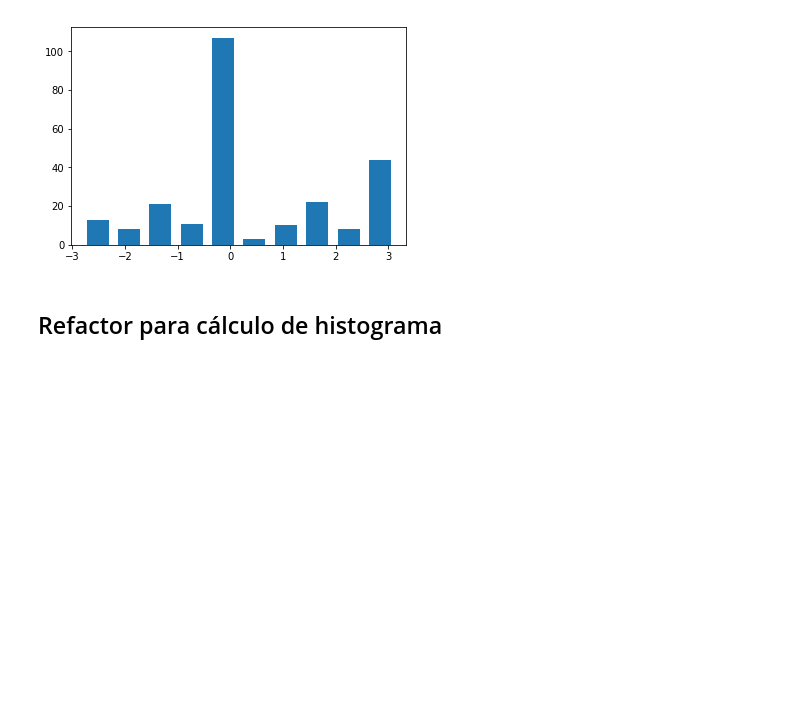
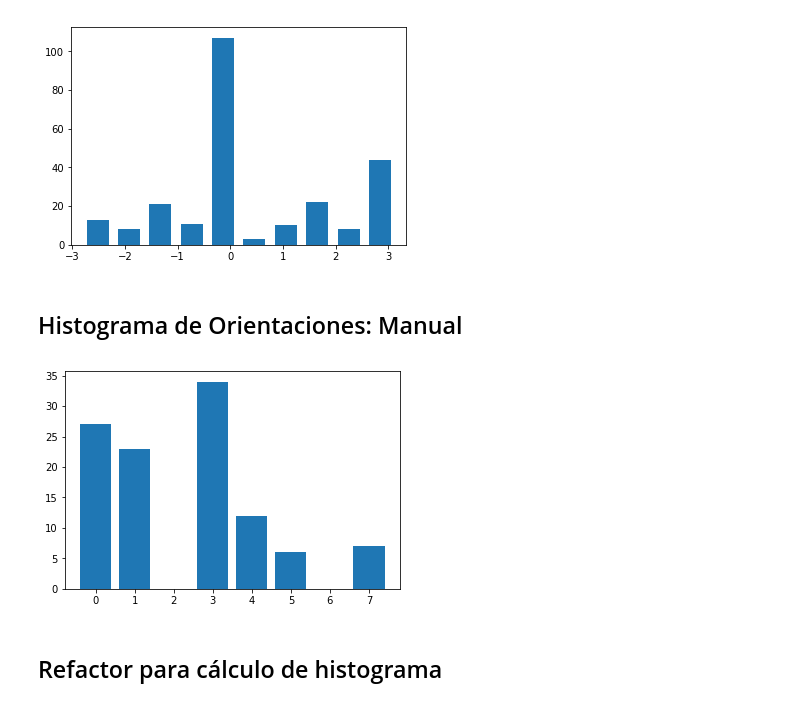
Before and after one commit to gabrieldelaparra/CC5509-2017-2-Tarea1, a Jupyter notebook: tarea1.ipynb, the cells around one changed output. Cells and saved outputs as stored; diff of their text form; code cells hidden in the pictures; blank space fills up the shorter version.

Commit message:
Manual Histogram of Gradients

```diff
--- a/tarea1.ipynb
+++ b/tarea1.ipynb
@@ -281,6 +292,36 @@ plt.bar(center, hist, align='center', width=width)
 plt.show()
 # %% [output]
 [figure]
+# %% [markdown]
+## Histograma de Orientaciones: Manual
+# %%
+def histogram(image, kBins):
+    hist = np.zeros(kBins, dtype=np.float32)
+    m, n = image.shape
+
+    gradX = signal.convolve(image, maskX, mode = 'same')
+    gradY = signal.convolve(image, maskY, mode = 'same')
+    orientManual = (np.arctan2(gradY, gradX)  * 180 / np.pi) %360
+    magManual = np.sqrt(gradY**2 + gradX**2)
+
+    maxVal = np.max(magManual) * np.max(orientManual)
+
+    for i in range(m):
+        for j in range(n):
+            # Skip those with magnitude 0.
+            if(magManual[i,j] != 0):
+                calc = (orientManual[i,j] * magManual[i,j])
+                kbin = int(round(calc/maxVal*(kBins-1)))
+                hist[kbin] += 1.0
+    return hist
+# %%
+def plotHist(histogram, kBins):
+    plt.bar(np.arange(kBins), histogram)
+    plt.show()
+# %%
+plotHist(histogram(sampleCero,8),8)
+# %% [output]
+[figure, added]
 # %% [markdown]
 ## Refactor para cálculo de histograma
 # %%
```
Also changed, not shown: parts of 34 cells of this notebook.
